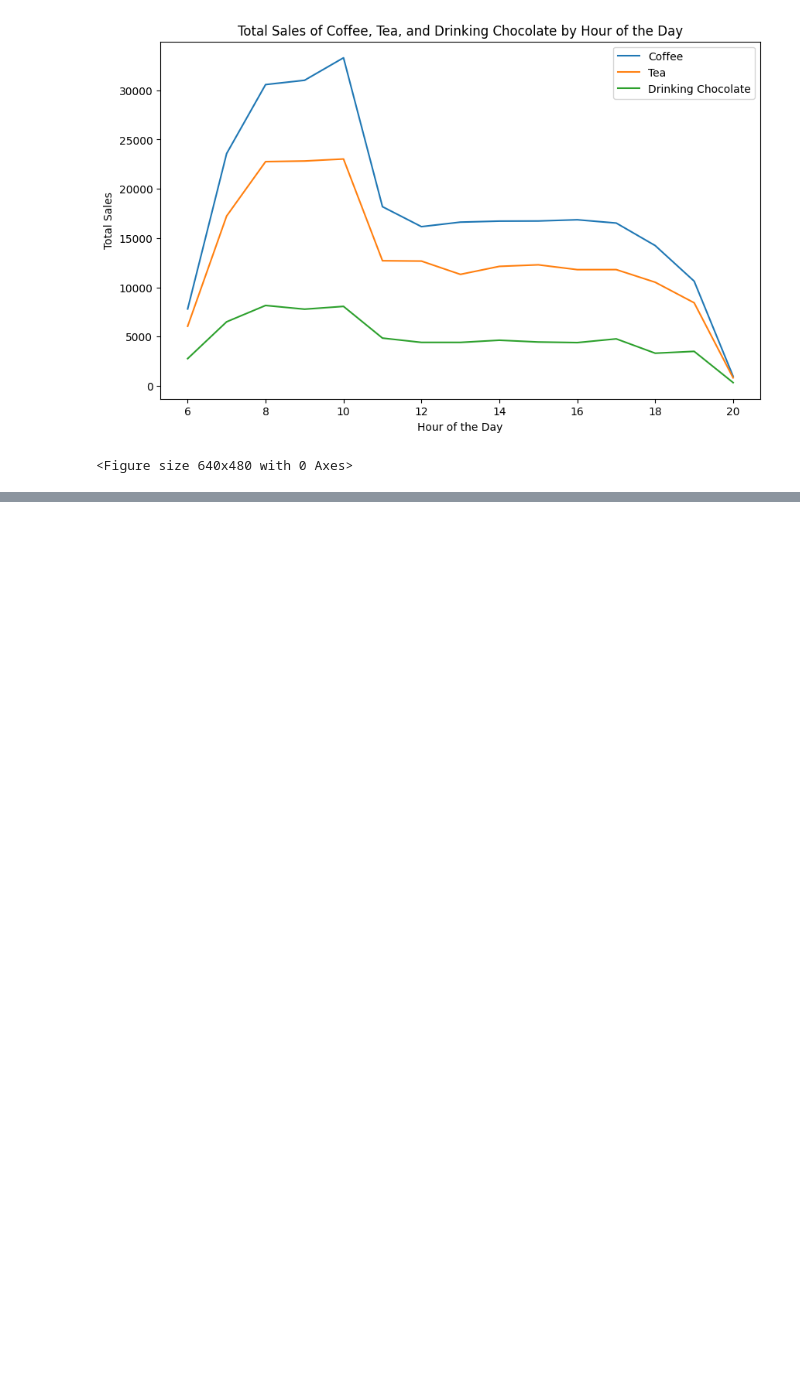
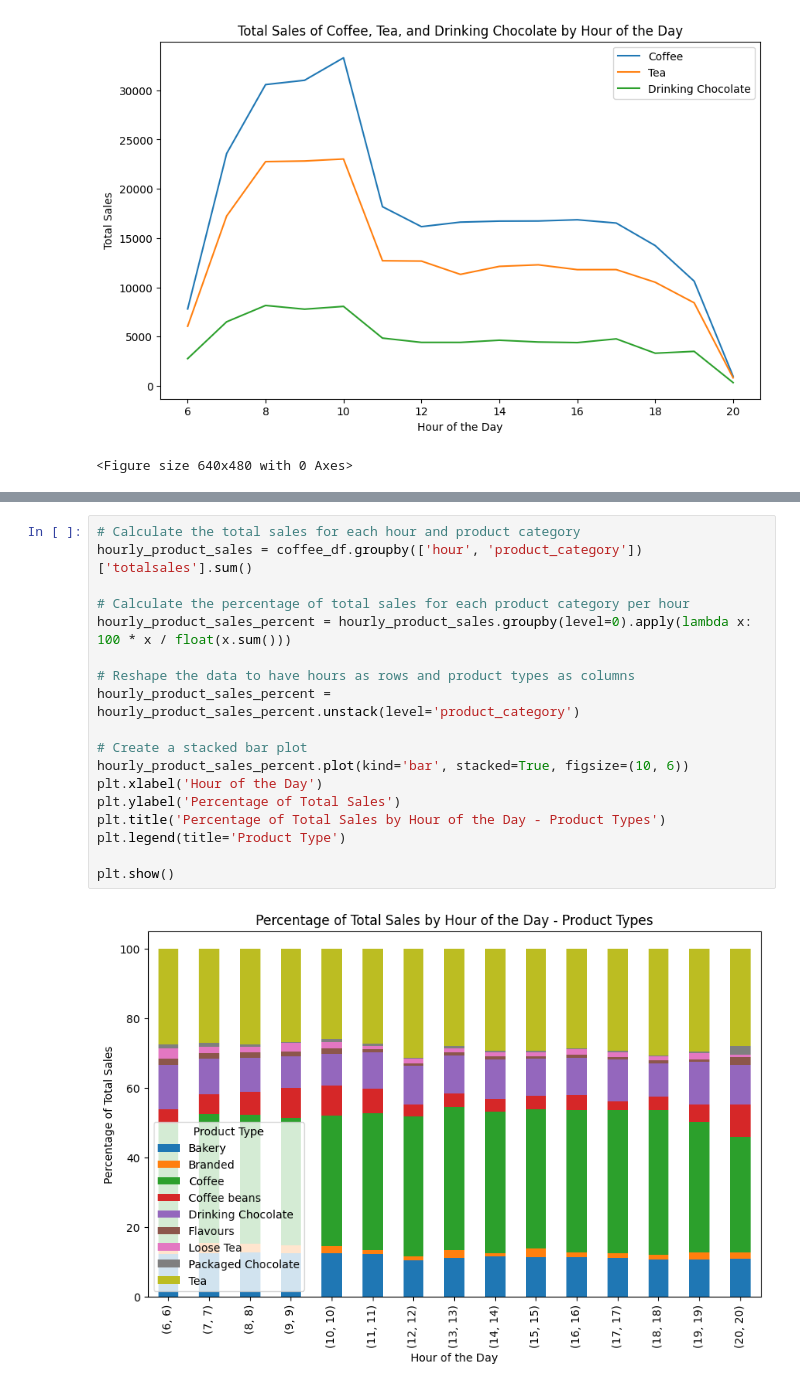
Before and after one commit to cedetraz96/Coffee_Crew, a Jupyter notebook: CoffeeShopAnalysis.ipynb, the cells around one changed output, grey strips where cells are left out. Saved outputs shown, nothing was run; the diff lists cells and outputs as text; blank space fills up the shorter version.

```diff
--- a/CoffeeShopAnalysis.ipynb
+++ b/CoffeeShopAnalysis.ipynb
@@ -361,0 +383,20 @@ plt.savefig('coffee_tea_chocolate_sales.png')
+# %%
+# Calculate the total sales for each hour and product category
+hourly_product_sales = coffee_df.groupby(['hour', 'product_category'])['totalsales'].sum()
+
+# Calculate the percentage of total sales for each product category per hour
+hourly_product_sales_percent = hourly_product_sales.groupby(level=0).apply(lambda x: 100 * x / float(x.sum()))
+
+# Reshape the data to have hours as rows and product types as columns
+hourly_product_sales_percent = hourly_product_sales_percent.unstack(level='product_category')
+
+# Create a stacked bar plot
+hourly_product_sales_percent.plot(kind='bar', stacked=True, figsize=(10, 6))
+plt.xlabel('Hour of the Day')
+plt.ylabel('Percentage of Total Sales')
+plt.title('Percentage of Total Sales by Hour of the Day - Product Types')
+plt.legend(title='Product Type')
+
+plt.show()
+# %% [output]
+[figure, added]
```
Also changed, not shown: parts of 3 cells of this notebook, 6 other files.
